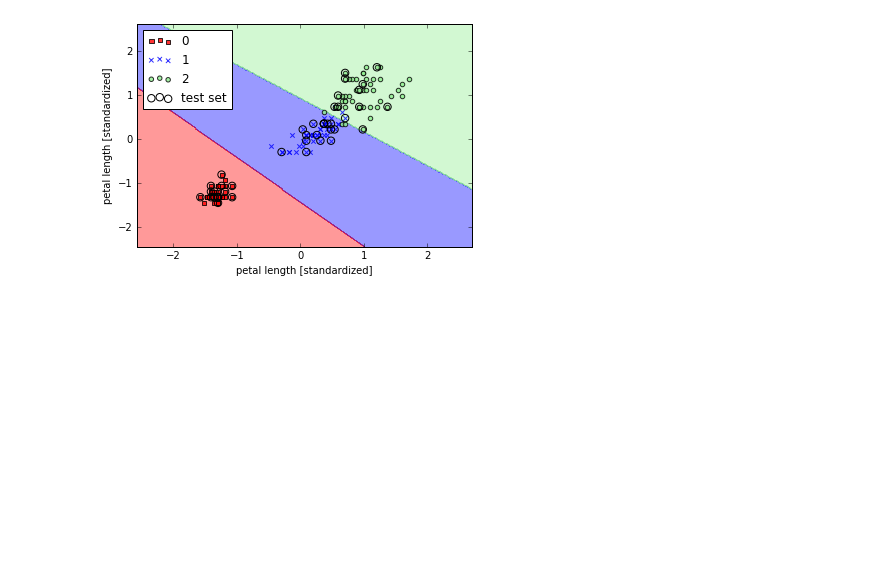
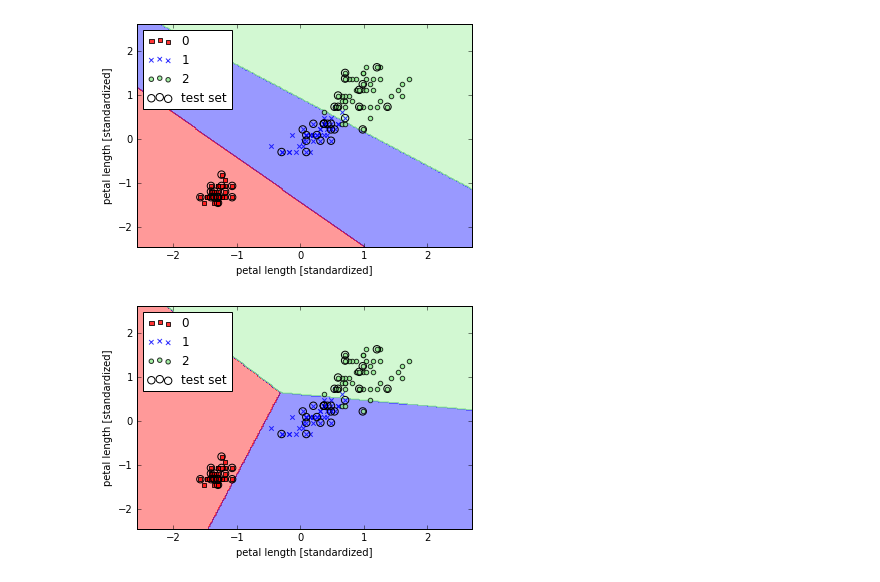
Before and after one commit to FedorSulaev/MachineLearningAlgorithms, a Jupyter notebook: support_vector_machine.ipynb, the cells around one changed output. Drawn from its saved outputs; the diff is of its cells as text; code cells hidden in the pictures; blank space fills up the shorter version.

Commit message:
feat: svm with sklearn sgd

```diff
--- a/support_vector_machine.ipynb
+++ b/support_vector_machine.ipynb
@@ -61,3 +61,15 @@ plt.legend(loc='upper left')
 plt.show()
 # %% [output]
 [figure]
+# %%
+from sklearn.linear_model import SGDClassifier
+svm = SGDClassifier(loss='hinge', random_state=0)
+svm.fit(X_train_std, y_train)
+plot_decision_regions(X_combined_std, y_combined, classifier=svm,
+                     test_idx=range(105, 150))
+plt.xlabel('petal length [standardized]')
+plt.ylabel('petal length [standardized]')
+plt.legend(loc='upper left')
+plt.show()
+# %% [output]
+[figure, added]
```
